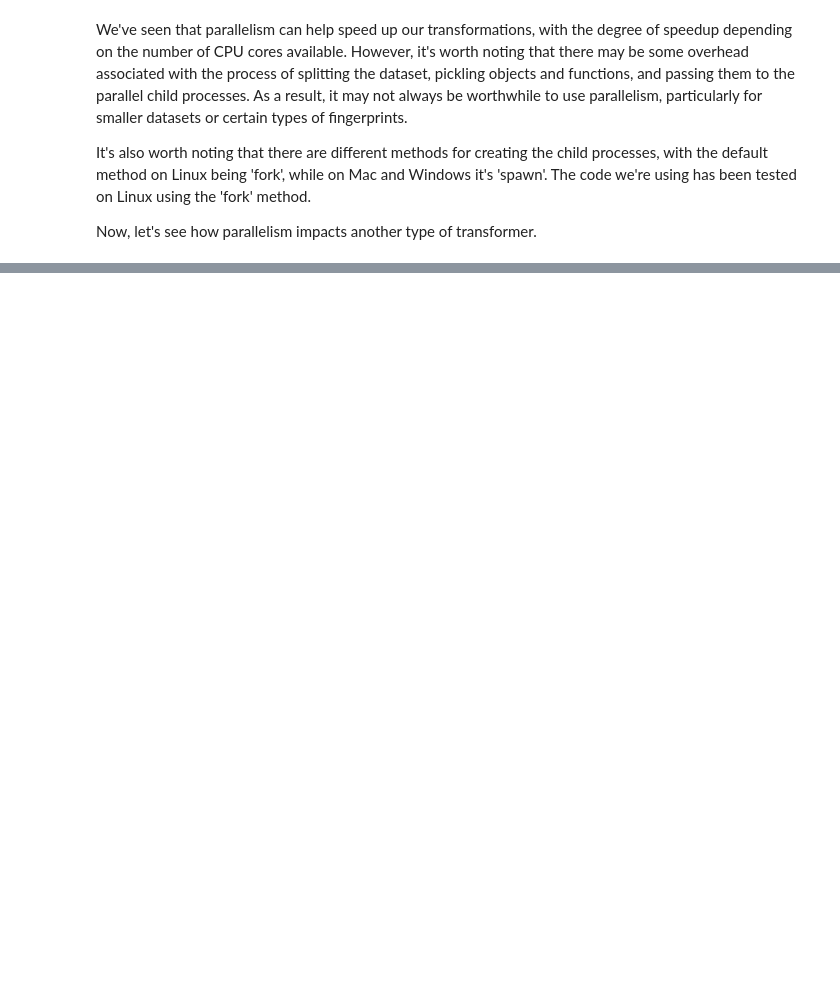
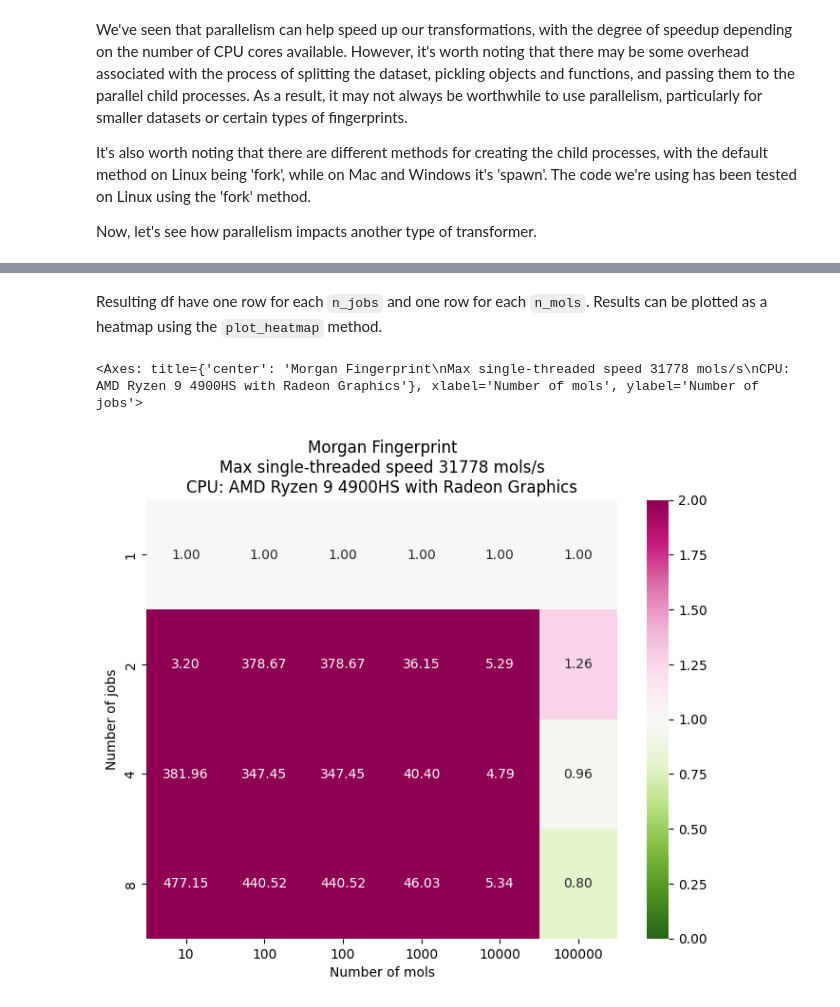
Before and after one commit to EBjerrum/scikit-mol, a Jupyter notebook: notebooks/07_parallel_transforms.ipynb, the cells around one changed output, grey strips where cells are left out. Saved outputs shown, nothing was run; the diff lists cells and outputs as text; code cells hidden in the pictures; blank space fills up the shorter version.

```diff
--- a/notebooks/07_parallel_transforms.ipynb
+++ b/notebooks/07_parallel_transforms.ipynb
@@ -140,0 +108,25 @@ We've also included a series of plots below, showing the speedup over serial for
+# %%
+from rdkit import Chem
+
+from scikit_mol.fingerprints import (
+    AtomPairFingerprintTransformer,
+    AvalonFingerprintTransformer,
+    MHFingerprintTransformer,
+    MorganFingerprintTransformer,
+    RDKitFingerprintTransformer,
+    TopologicalTorsionFingerprintTransformer,
+)
+from scikit_mol.plotting import ParallelTester, plot_heatmap
+from scikit_mol.standardizer import Standardizer
+
+mols = [Chem.MolFromSmiles("CCCCCCCCBr")] * 100000
+transformers = [
+    Standardizer(),
+    MorganFingerprintTransformer(),
+    MolecularDescriptorTransformer(),
+    MHFingerprintTransformer(),
+    AtomPairFingerprintTransformer(),
+    AvalonFingerprintTransformer(),
+    RDKitFingerprintTransformer(),
+    TopologicalTorsionFingerprintTransformer(),
+]
@@ -140,0 +140,4 @@ We've also included a series of plots below, showing the speedup over serial for
+# %%
+transformer = MorganFingerprintTransformer()
+df = ParallelTester(transformer, mols).test()
+df
@@ -140,0 +150,7 @@ We've also included a series of plots below, showing the speedup over serial for
+# %% [markdown]
+Resulting df have one row for each `n_jobs` and one row for each `n_mols`. Results can be plotted as a heatmap using the `plot_heatmap` method.
+# %%
+plot_heatmap(df, "Morgan Fingerprint")
+# %% [output]
+<Axes: title={'center': 'Morgan Fingerprint\nMax single-threaded speed 31778 mols/s\nCPU: AMD Ryzen 9 4900HS with Radeon Graphics'}, xlabel='Number of mols', ylabel='Number of jobs'>
+[figure, added]
```
Also changed, not shown: parts of 16 cells of this notebook, 18 other files.
